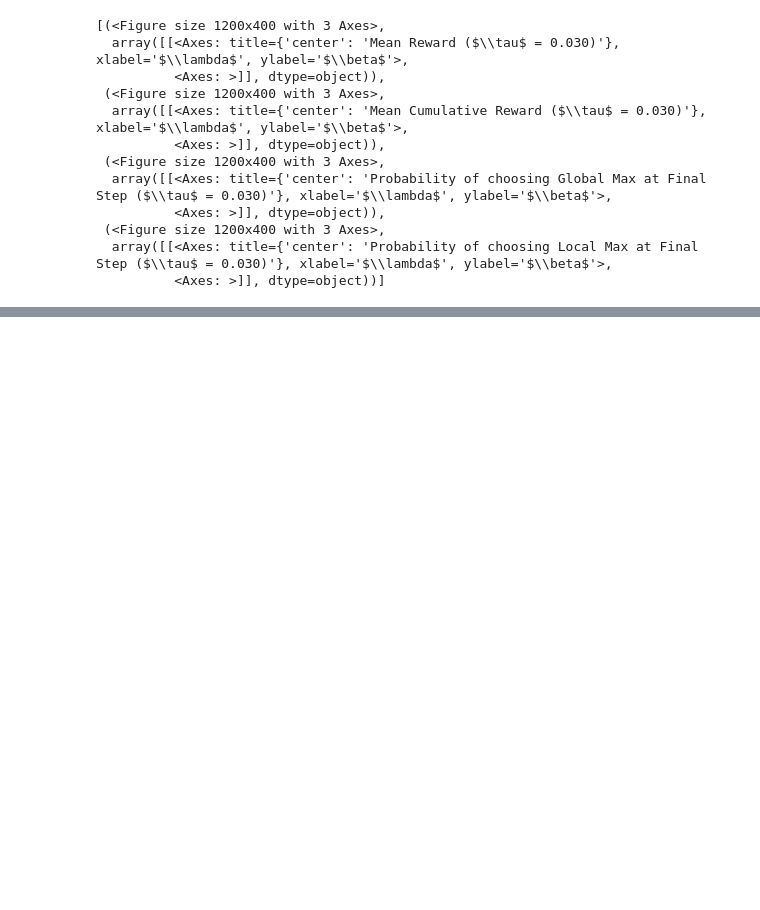
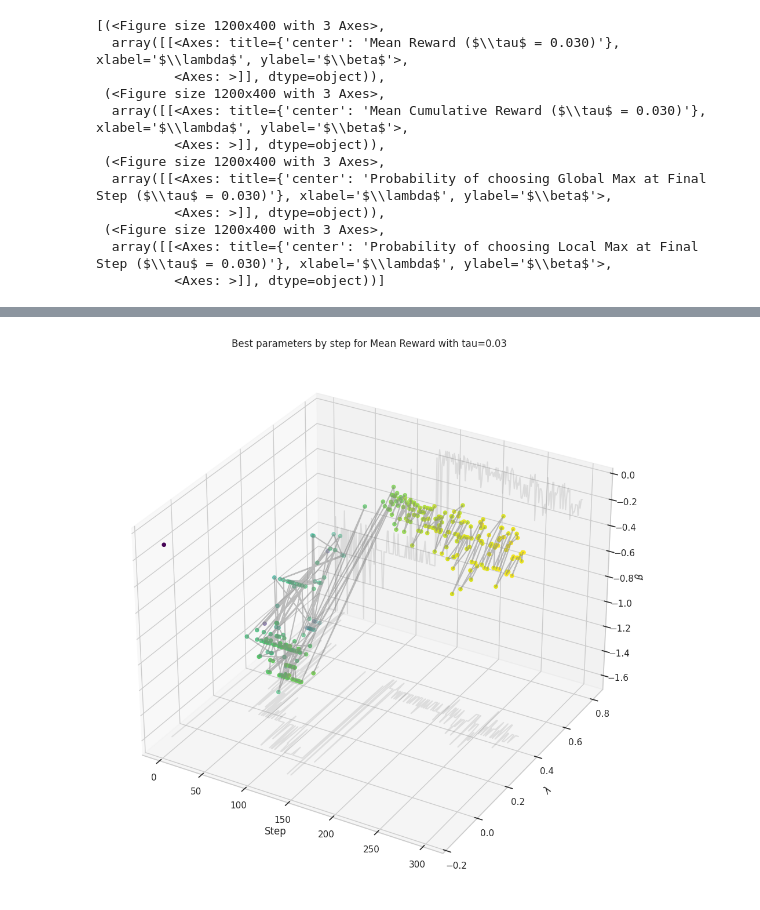
Before and after one commit to vagechirkov/Spatial-MAB-taboo, a Jupyter notebook: notebooks/single_agent_simulations.ipynb, the cells around one changed output, grey strips where cells are left out. Saved outputs shown, nothing was run; the diff lists cells and outputs as text; code cells hidden in the pictures; blank space fills up the shorter version.

Commit message:
plot optimal parameters over time steps

```diff
--- a/notebooks/single_agent_simulations.ipynb
+++ b/notebooks/single_agent_simulations.ipynb
@@ -663,0 +785,3 @@ summary_df
+# %%
+best_by_step = pd.read_csv('../parameter_sweeps/monadic_300_best_params_by_step_for_cum_reward_tau_03.csv')
+best_by_step.head()
@@ -663,0 +795,52 @@ summary_df
+# %%
+x = best_by_step['Step']
+y = np.log10(best_by_step['length_scale'])
+z = np.log10(best_by_step['beta'])
+c = best_by_step['mean_reward']
+
+# plot best_by_step with Step on x axis, lambda on y axis, beta on z axis, and color by mean_cumulative_reward
+plt.figure(figsize=(12,12))
+ax = plt.axes(projection='3d')
+ax.plot3D(
+    x,
+    y,
+    z,
+    color='gray',
+    alpha=0.5,
+)
+ax.scatter3D(
+    x,
+    y,
+    z,
+    c=c,
+    cmap='viridis',
+    s=20,
+)
+ax.set_xlabel('Step')
+ax.set_ylabel(r'$\lambda$')
+ax.set_zlabel(r'$\beta$')
+
+# add 2d projection of xy plane
+ax.plot3D(
+    x,
+    y,
+    zs=-1.6,
+    zdir='z',
+    color='gray',
+    alpha=0.2,
+)
+# add 2d projection of xz plane onto wall at max of y
+ax.plot3D(
+    x,
+    y.max(),
+    zs=z,
+    zdir='z',
+    color='gray',
+    alpha=0.2,
+)
+
+
+plt.title('Best parameters by step for Mean Reward with tau=0.03')
+plt.show()
+# %% [output]
+[figure, added]
```
Also changed, not shown: parts of 6 cells of this notebook.
